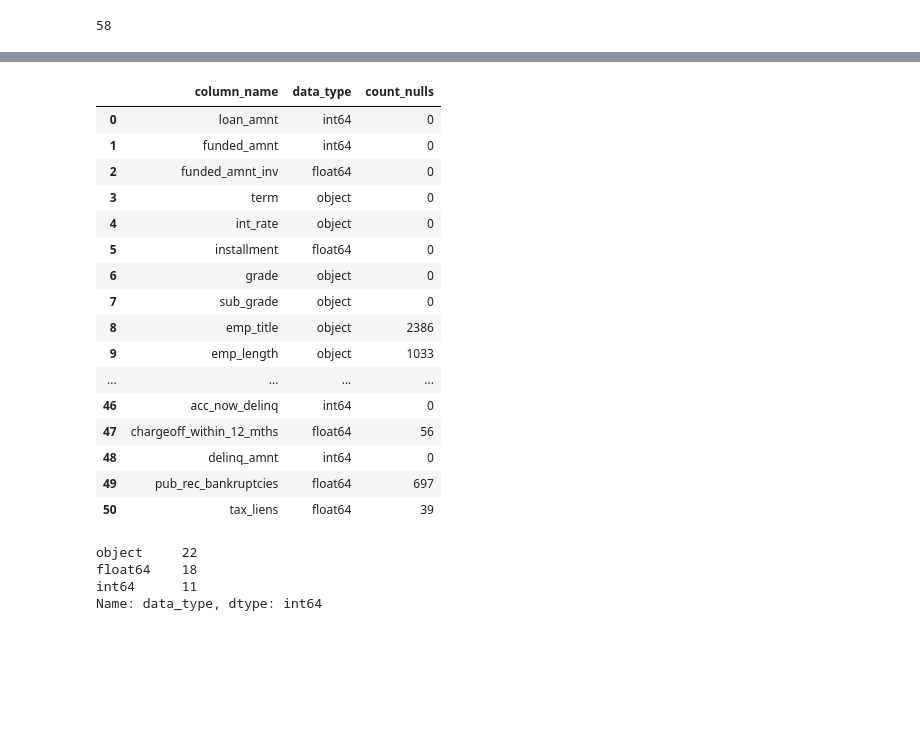
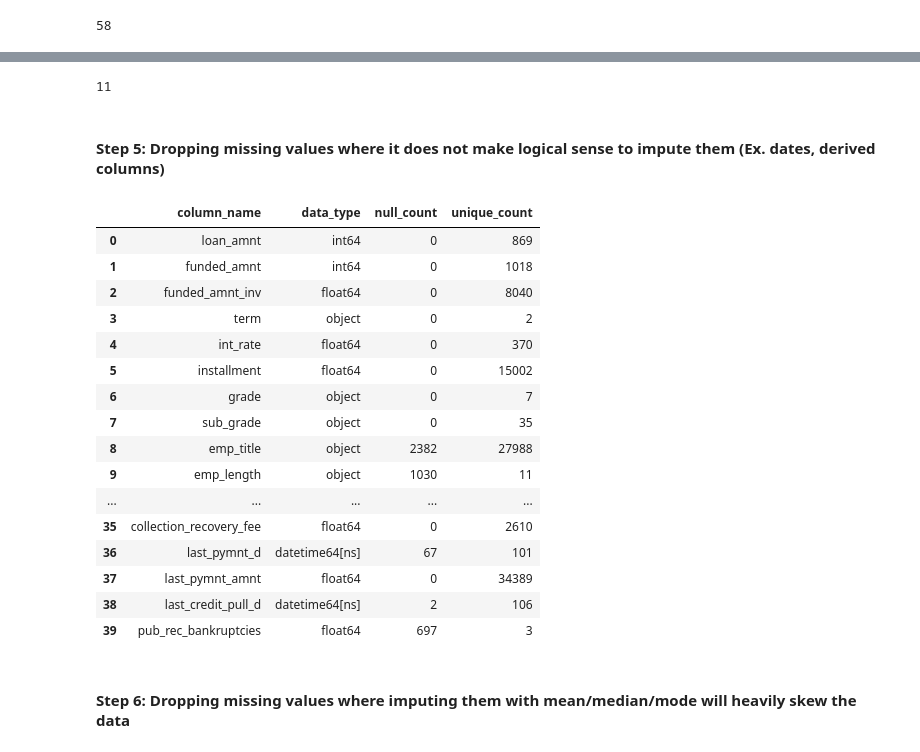
Before and after one commit to ABhatta92/LendingClubCaseStudy, a Jupyter notebook: LendingClubEDA.ipynb, the cells around one changed output, grey strips where cells are left out. Cells and saved outputs as stored; diff of their text form; code cells hidden in the pictures; blank space fills up the shorter version.

```diff
--- a/LendingClubEDA.ipynb
+++ b/LendingClubEDA.ipynb
@@ -137,0 +153,2 @@ def get_metadata(df):
+# %%
+df['revol_util'] = df['revol_util'].apply(lambda x: x[:-1]).astype('float64')
@@ -140,6 +174,6 @@ df_metadata = get_metadata(df)
 # %%
 # Calculating percentage of missing values
-df_metadata['null_percentage'] = (df_metadata['count_nulls']/df.shape[0])*100
+df_metadata['null_percentage'] = (df_metadata['null_count']/df.shape[0])*100
 # %%
 df_metadata['null_percentage'].value_counts()
 # %% [output]
@@ -194,29 +209,34 @@ df.shape
 # %%
 df_metadata = get_metadata(df)
-# %%
-df_metadata
-# %% [output]
-|  | column_name | data_type | count_nulls |
-| 0 | loan_amnt | int64 | 0 |
-| 1 | funded_amnt | int64 | 0 |
-| 2 | funded_amnt_inv | float64 | 0 |
-| 3 | term | object | 0 |
-| 4 | int_rate | object | 0 |
-| 5 | installment | float64 | 0 |
-| 6 | grade | object | 0 |
-| 7 | sub_grade | object | 0 |
-| 8 | emp_title | object | 2386 |
-| 9 | emp_length | object | 1033 |
-| ... | ... | ... | ... |
-| 46 | acc_now_delinq | int64 | 0 |
-| 47 | chargeoff_within_12_mths | float64 | 56 |
-| 48 | delinq_amnt | int64 | 0 |
-| 49 | pub_rec_bankruptcies | float64 | 697 |
-| 50 | tax_liens | float64 | 39 |
-# %%
-df_metadata['data_type'].value_counts()
-# %% [output]
-object     22
-float64    18
-int64      11
-Name: data_type, dtype: int64
+# %%
+# If a column has only one unique value, it will not influence the loan_status. Thus we drop all column which have a single unique value
+df_metadata = df_metadata[df_metadata['unique_count'] == 1]
+columns_to_remove = df_metadata['column_name'].to_list()
+len(columns_to_remove)
+# %% [output]
+11
+# %%
+df.drop(columns_to_remove, axis = 1, inplace = True)
+# %% [markdown]
+#### Step 5: Dropping missing values where it does not make logical sense to impute them (Ex. dates, derived columns)
+# %%
+df_metadata = get_metadata(df)
+df_metadata
+# %% [output]
+|  | column_name | data_type | null_count | unique_count |
+| 0 | loan_amnt | int64 | 0 | 869 |
+| 1 | funded_amnt | int64 | 0 | 1018 |
+| 2 | funded_amnt_inv | float64 | 0 | 8040 |
+| 3 | term | object | 0 | 2 |
+| 4 | int_rate | float64 | 0 | 370 |
+| 5 | installment | float64 | 0 | 15002 |
+| 6 | grade | object | 0 | 7 |
+| 7 | sub_grade | object | 0 | 35 |
+| 8 | emp_title | object | 2382 | 27988 |
+| 9 | emp_length | object | 1030 | 11 |
+| ... | ... | ... | ... | ... |
+| 35 | collection_recovery_fee | float64 | 0 | 2610 |
+| 36 | last_pymnt_d | datetime64[ns] | 67 | 101 |
+| 37 | last_pymnt_amnt | float64 | 0 | 34389 |
+| 38 | last_credit_pull_d | datetime64[ns] | 2 | 106 |
+| 39 | pub_rec_bankruptcies | float64 | 697 | 3 |
@@ -222,0 +249,2 @@ Name: data_type, dtype: int64
+# %% [markdown]
+#### Step 6: Dropping missing values where imputing them with mean/median/mode will heavily skew the data
```
Also changed, not shown: parts of 73 cells of this notebook.
